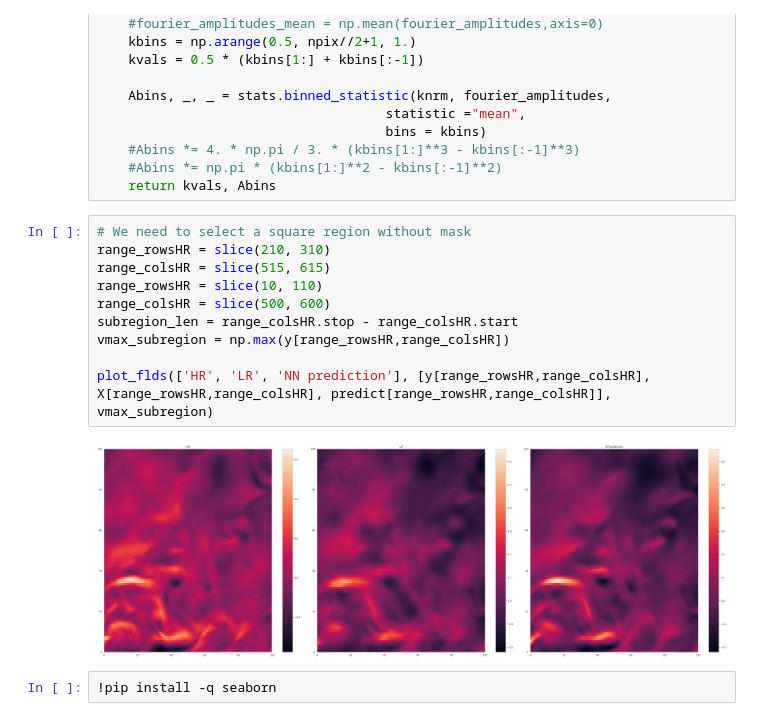
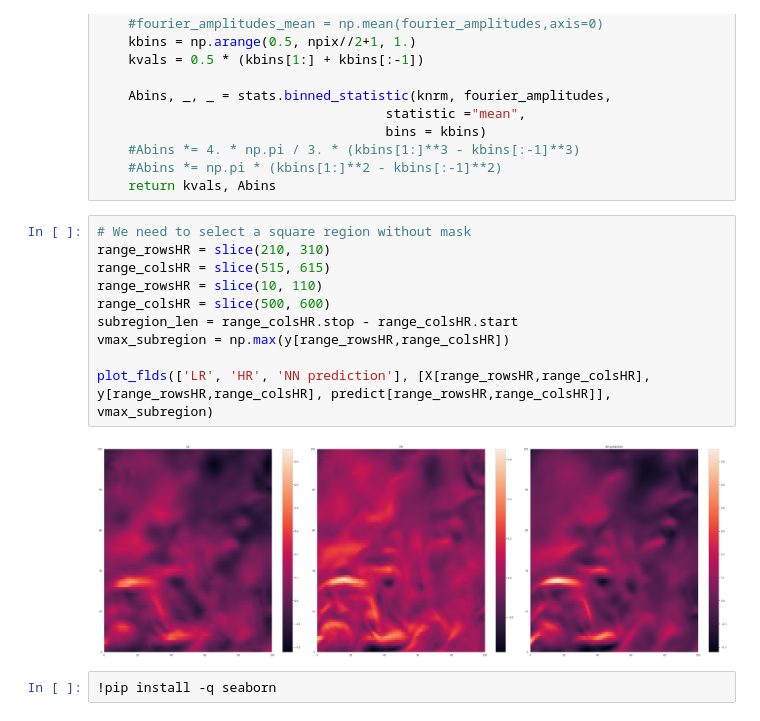
Before and after one commit to AntoineBernigaud/Super_Resolution_Data_Assimilation, a Jupyter notebook: Test_ResUnet.ipynb, the cells around one changed output. Drawn from its saved outputs; the diff is of its cells as text.

```diff
--- a/Test_ResUnet.ipynb
+++ b/Test_ResUnet.ipynb
@@ -431,15 +445,15 @@ def power_spectrum(xx):
 # %%
 # We need to select a square region without mask
 range_rowsHR = slice(210, 310)
 range_colsHR = slice(515, 615)
 range_rowsHR = slice(10, 110)
 range_colsHR = slice(500, 600)
 subregion_len = range_colsHR.stop - range_colsHR.start
 vmax_subregion = np.max(y[range_rowsHR,range_colsHR])
 
-plot_flds(['HR', 'LR', 'NN prediction'], [y[range_rowsHR,range_colsHR], X[range_rowsHR,range_colsHR], predict[range_rowsHR,range_colsHR]], vmax_subregion)
+plot_flds(['LR', 'HR', 'NN prediction'], [X[range_rowsHR,range_colsHR], y[range_rowsHR,range_colsHR], predict[range_rowsHR,range_colsHR]], vmax_subregion)
 # %% [output]
-[figure, old version]
+[figure, new version]
 # %%
 !pip install -q seaborn
 # %%
```
Also changed, not shown: parts of 9 cells of this notebook.
